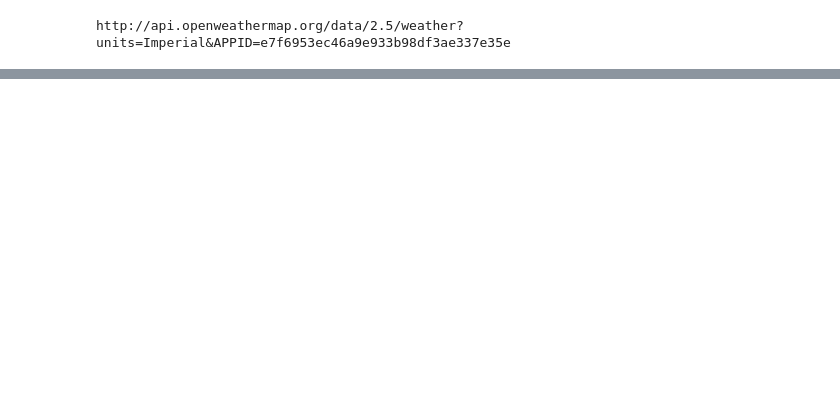
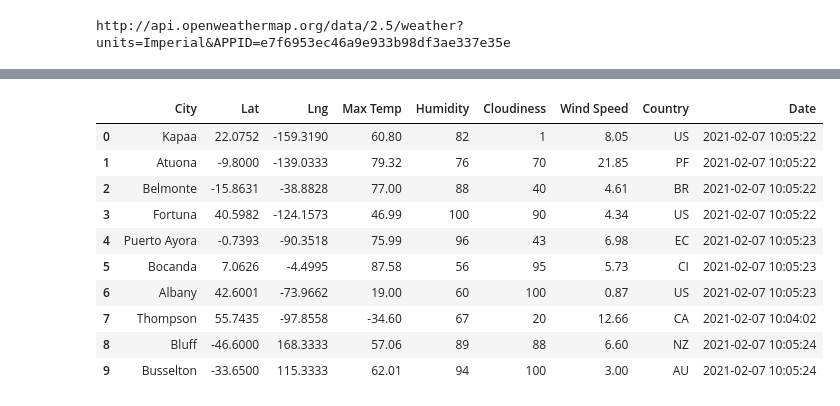
Before and after one commit to ashley-green1/World_Weather_Analysis, a Jupyter notebook: WeatherPy.ipynb, the cells around one changed output, grey strips where cells are left out. Cells and saved outputs as stored; diff of their text form; code cells hidden in the pictures; blank space fills up the shorter version.

```diff
--- a/WeatherPy.ipynb
+++ b/WeatherPy.ipynb
@@ -132,3 +132,19 @@ Processing Record 5 of Set 13 | esso
 -----------------------------
 Data Retrieval Complete
 -----------------------------
+# %%
+# Convert the array of dictionaries to a Pandas DataFrame.
+city_data_df = pd.DataFrame(city_data)
+city_data_df.head(10)
+# %% [output]
+|  | City | Lat | Lng | Max Temp | Humidity | Cloudiness | Wind Speed | Country | Date |
+| 0 | Kapaa | 22.0752 | -159.3190 | 60.80 | 82 | 1 | 8.05 | US | 2021-02-07 10:05:22 |
+| 1 | Atuona | -9.8000 | -139.0333 | 79.32 | 76 | 70 | 21.85 | PF | 2021-02-07 10:05:22 |
+| 2 | Belmonte | -15.8631 | -38.8828 | 77.00 | 88 | 40 | 4.61 | BR | 2021-02-07 10:05:22 |
+| 3 | Fortuna | 40.5982 | -124.1573 | 46.99 | 100 | 90 | 4.34 | US | 2021-02-07 10:05:22 |
+| 4 | Puerto Ayora | -0.7393 | -90.3518 | 75.99 | 96 | 43 | 6.98 | EC | 2021-02-07 10:05:23 |
+| 5 | Bocanda | 7.0626 | -4.4995 | 87.58 | 56 | 95 | 5.73 | CI | 2021-02-07 10:05:23 |
+| 6 | Albany | 42.6001 | -73.9662 | 19.00 | 60 | 100 | 0.87 | US | 2021-02-07 10:05:23 |
+| 7 | Thompson | 55.7435 | -97.8558 | -34.60 | 67 | 20 | 12.66 | CA | 2021-02-07 10:04:02 |
+| 8 | Bluff | -46.6000 | 168.3333 | 57.06 | 89 | 88 | 6.60 | NZ | 2021-02-07 10:05:24 |
+| 9 | Busselton | -33.6500 | 115.3333 | 62.01 | 94 | 100 | 3.00 | AU | 2021-02-07 10:05:24 |
```
Also changed, not shown: parts of 4 cells of this notebook.
